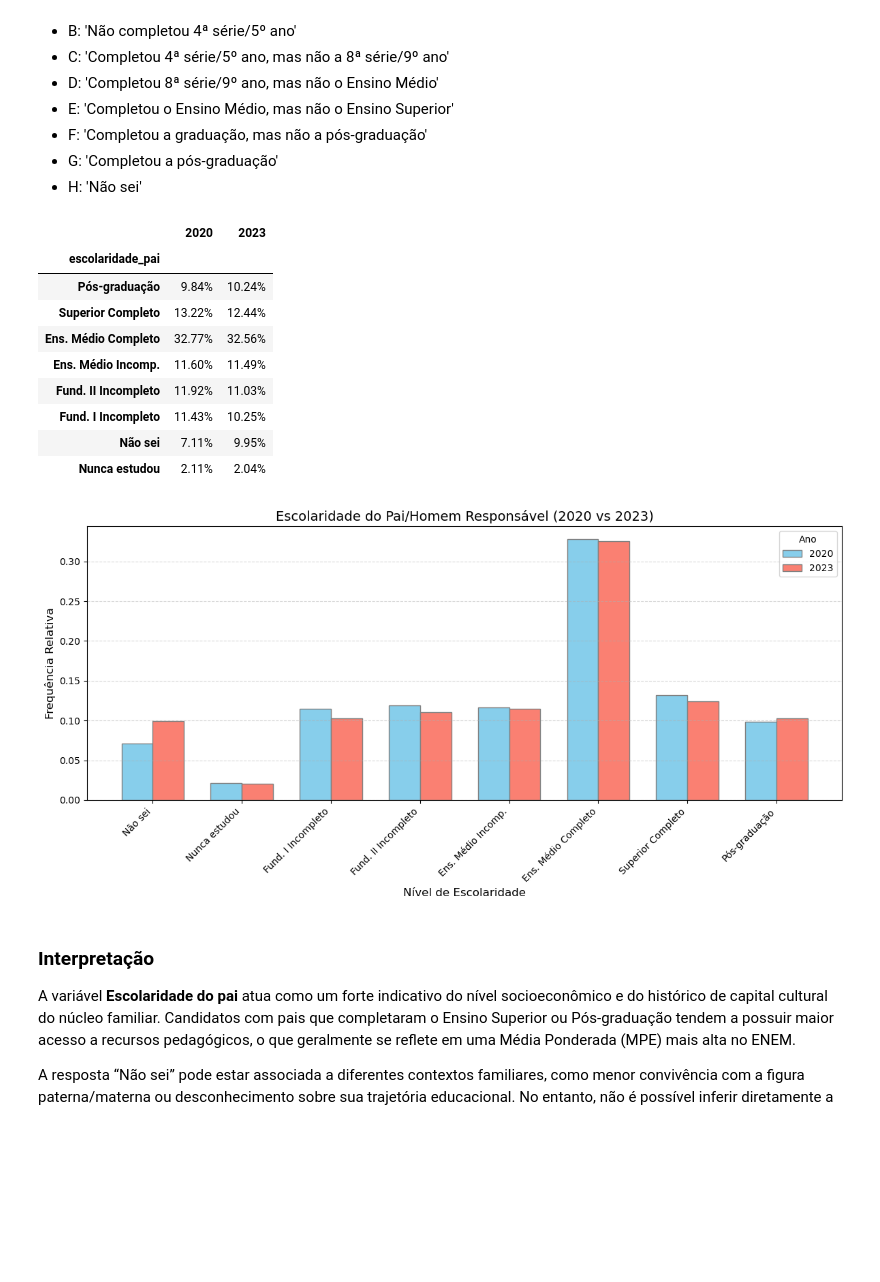
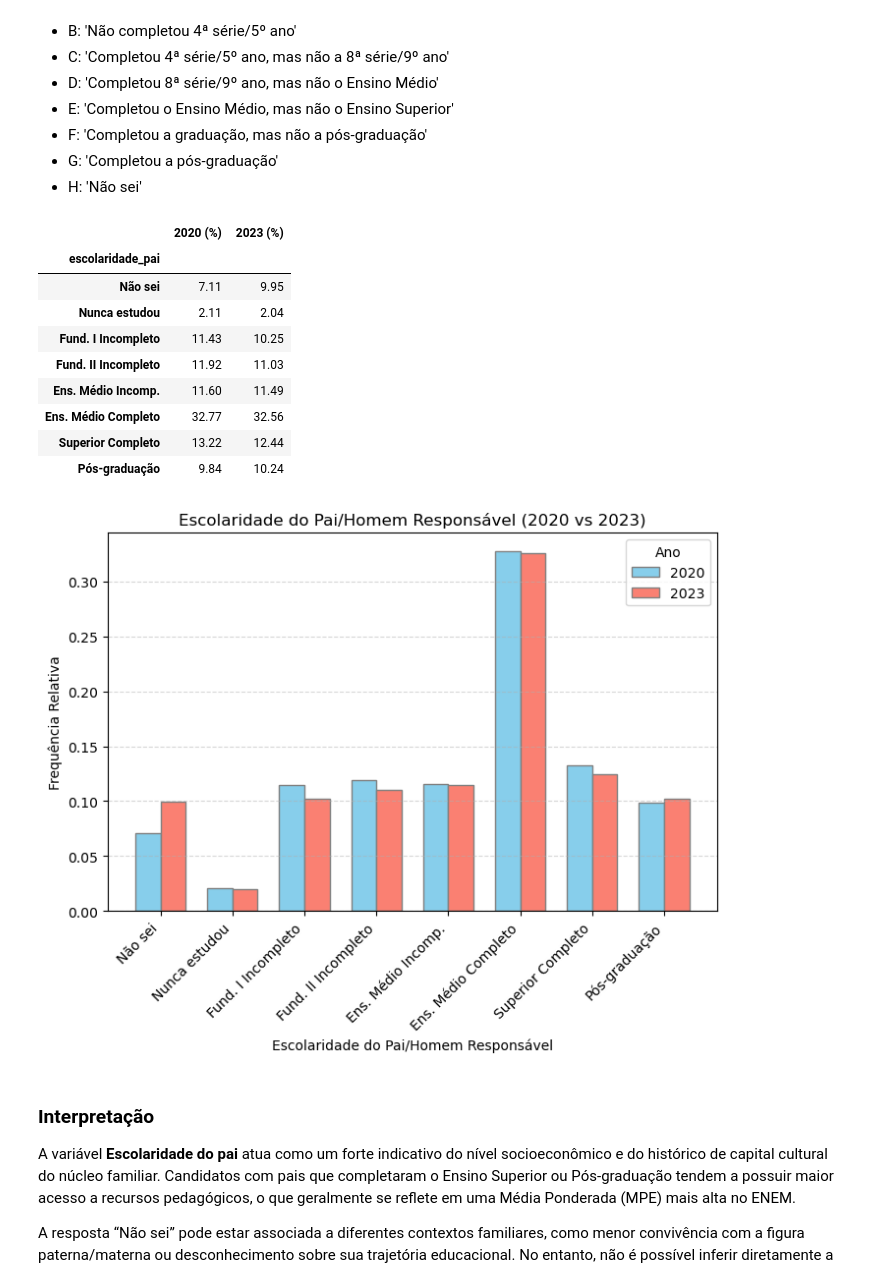
Before and after one commit to AllineOliveira/Projeto-2-Cdados, a Jupyter notebook: Projeto 2 - Grupo 6 2.ipynb, the cells around one changed output. Cells and saved outputs as stored; diff of their text form; code cells hidden in the pictures; blank space fills up the shorter version.

```diff
--- a/Projeto 2 - Grupo 6 2.ipynb
+++ b/Projeto 2 - Grupo 6 2.ipynb
@@ -687,79 +644,27 @@ df23_pai = dados2023[(dados2023['escolaridade_pai'].notna())]
 # %%
-# 1. Tabelas de Frequência (%)
-
-pct_2020_pai = (df20_pai['escolaridade_pai'].value_counts(normalize=True) * 100).round(2)
-pct_2023_pai = (df23_pai['escolaridade_pai'].value_counts(normalize=True) * 100).round(2)
-
-ordem = ['Pós-graduação','Superior Completo','Ens. Médio Completo','Ens. Médio Incomp.','Fund. II Incompleto','Fund. I Incompleto','Não sei','Nunca estudou']
-display(
-pd.concat([
-    df20_pai['escolaridade_pai'].value_counts(normalize=True).reindex(ordem),
-    df23_pai['escolaridade_pai'].value_counts(normalize=True).reindex(ordem)
-], axis=1
-).set_axis(['2020', '2023'], axis=1
-).fillna(0
-).style.format('{:.2%}')
-)
-
-# Contagem
-
-cont_2020_pai = df20_pai['escolaridade_pai'].value_counts(normalize=True)
-cont_2023_pai = df23_pai['escolaridade_pai'].value_counts(normalize=True)
-
-
-# 2. Configurando o Gráfico
-
 ordem_categorias = [
     'Não sei',
     'Nunca estudou',
     'Fund. I Incompleto',
     'Fund. II Incompleto',
     'Ens. Médio Incomp.',
     'Ens. Médio Completo',
     'Superior Completo',
     'Pós-graduação',
 ]
-
-
-valores20_pai = cont_2020_pai.reindex(ordem_categorias, fill_value=0).values
-valores23_pai = cont_2023_pai.reindex(ordem_categorias, fill_value=0).values
-
-largura_barra = 0.35
-r1_pai = np.arange(len(ordem_categorias))
-r2_pai = [x + largura_barra for x in r1_pai]
-
-
-# 3. Plot do Gráfico
-
-plt.figure(figsize=(12, 6))
-
-plt.bar(r1_pai, valores20_pai, color='skyblue', width=largura_barra, edgecolor='gray', label='2020')
-plt.bar(r2_pai, valores23_pai, color='salmon', width=largura_barra, edgecolor='gray', label='2023')
-
-plt.title('Escolaridade do Pai/Homem Responsável (2020 vs 2023)', fontsize=14)
-plt.ylabel('Frequência Relativa', fontsize=12)
-plt.xlabel('Nível de Escolaridade', fontsize=12)
-
-# Rotação de 45 graus para os textos caberem perfeitamente
-plt.xticks([r + largura_barra/2 for r in r1_pai], ordem_categorias, rotation=45, ha='right')
-
-plt.grid(axis='y', linestyle='--', alpha=0.5)
-plt.legend(title='Ano')
-plt.tight_layout()
-
-plt.show()
+barplot('escolaridade_pai','Escolaridade do Pai/Homem Responsável (2020 vs 2023)','Escolaridade do Pai/Homem Responsável',True,ordem_categorias)
 # %% [output]
-|  | 2020 | 2023 |
+|  | 2020 (%) | 2023 (%) |
 | escolaridade_pai |  |  |
-| Pós-graduação | 9.84% | 10.24% |
-| Superior Completo | 13.22% | 12.44% |
-| Ens. Médio Completo | 32.77% | 32.56% |
-| Ens. Médio Incomp. | 11.60% | 11.49% |
-| Fund. II Incompleto | 11.92% | 11.03% |
-| Fund. I Incompleto | 11.43% | 10.25% |
-| Não sei | 7.11% | 9.95% |
-| Nunca estudou | 2.11% | 2.04% |
+| Não sei | 7.11 | 9.95 |
+| Nunca estudou | 2.11 | 2.04 |
+| Fund. I Incompleto | 11.43 | 10.25 |
+| Fund. II Incompleto | 11.92 | 11.03 |
+| Ens. Médio Incomp. | 11.60 | 11.49 |
+| Ens. Médio Completo | 32.77 | 32.56 |
+| Superior Completo | 13.22 | 12.44 |
+| Pós-graduação | 9.84 | 10.24 |
-[figure, old version]
+[figure, new version]
 # %% [markdown]
 ### Interpretação
 
```
Also changed, not shown: parts of 11 cells of this notebook.
